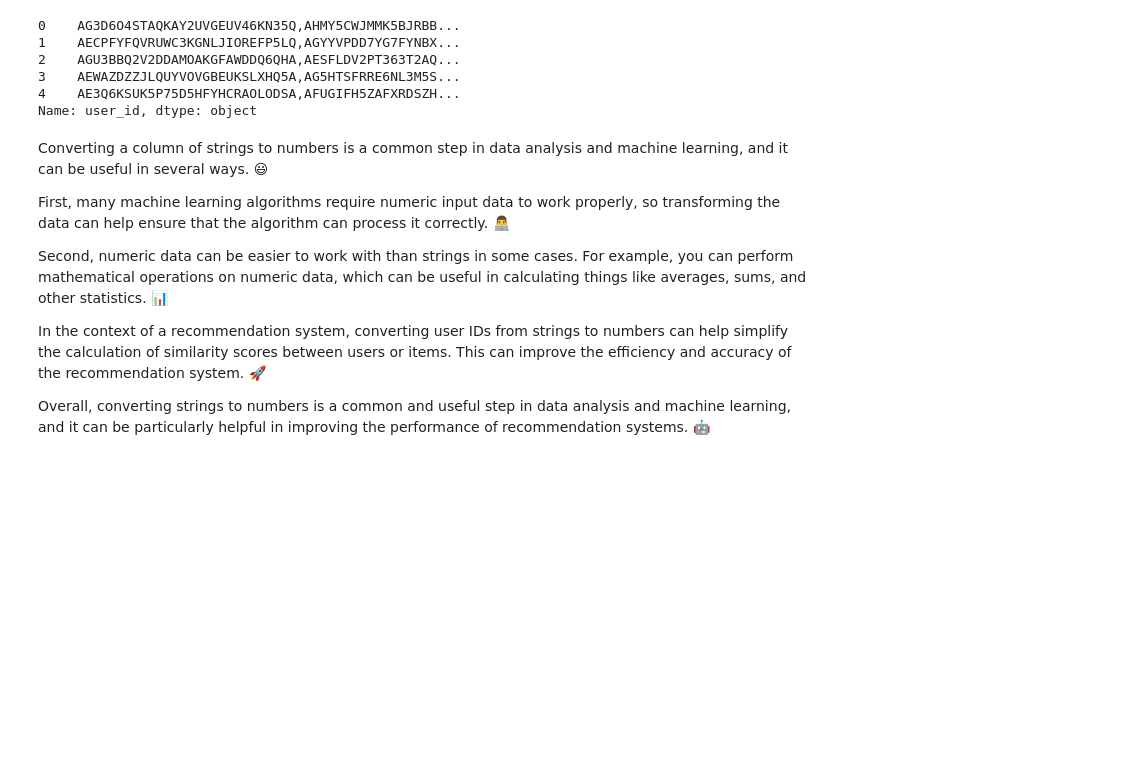
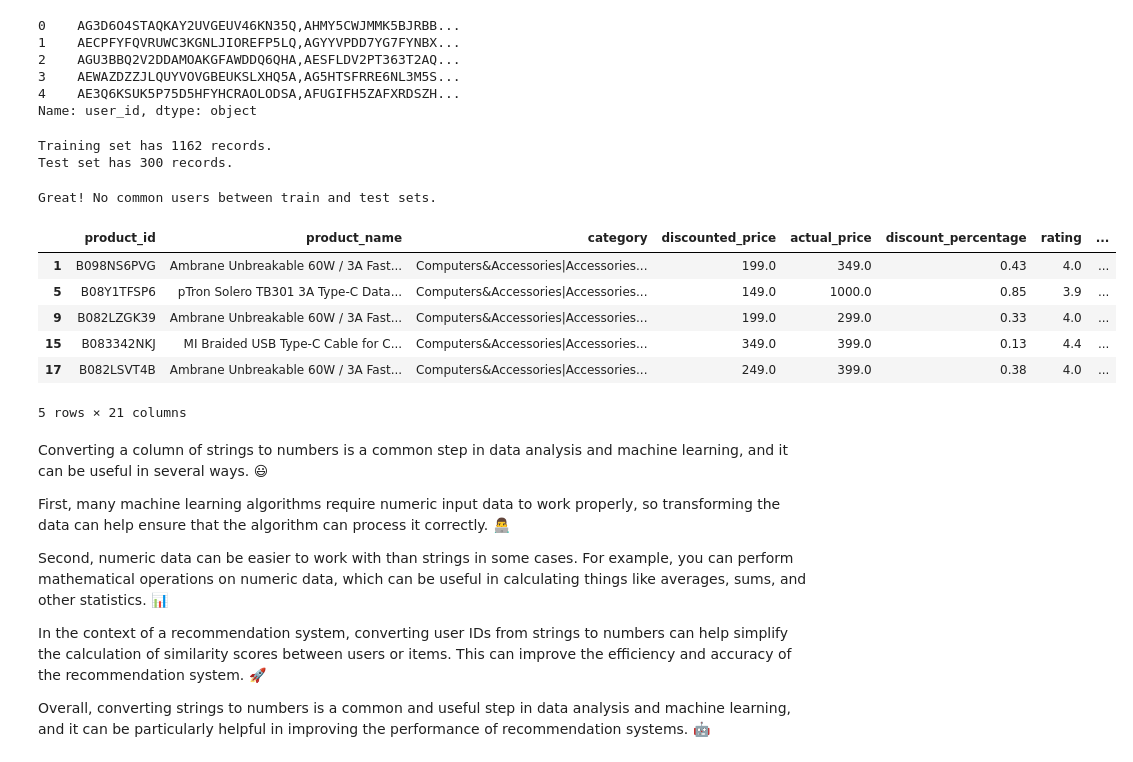
Before and after one commit to gipsyDANGER2810/Ecommerce-Recommendation-System, a Jupyter notebook: amazon-product-analysis-recommendation-system.ipynb, the cells around one changed output. Cells and saved outputs as stored; diff of their text form; code cells hidden in the pictures; blank space fills up the shorter version.

```diff
--- a/amazon-product-analysis-recommendation-system.ipynb
+++ b/amazon-product-analysis-recommendation-system.ipynb
@@ -687,6 +687,60 @@ df['user_id'].head()
 3    AEWAZDZZJLQUYVOVGBEUKSLXHQ5A,AG5HTSFRRE6NL3M5S...
 4    AE3Q6KSUK5P75D5HFYHCRAOLODSA,AFUGIFH5ZAFXRDSZH...
 Name: user_id, dtype: object
+# %%
+import pandas as pd
+import numpy as np
+
+# Assuming df is your DataFrame
+
+# First, find out how many unique users you'd like in your test set
+num_test_users = int(0.2 * df['user_id_encoded'].nunique())
+
+# Get the list of unique user_ids
+unique_users = df['user_id_encoded'].unique()
+
+# Shuffle these user_ids to ensure randomness
+randomized_users = np.random.permutation(unique_users)
+
+# Split unique user_ids into train and test sets
+test_user_ids = randomized_users[:num_test_users]
+train_user_ids = randomized_users[num_test_users:]
+
+# Now split the original DataFrame into train and test DataFrames based on these user_ids
+train_df = df[df['user_id_encoded'].isin(train_user_ids)]
+test_df = df[df['user_id_encoded'].isin(test_user_ids)]
+
+print(f"Training set has {train_df.shape[0]} records.")
+print(f"Test set has {test_df.shape[0]} records.")
+# %% [output]
+Training set has 1162 records.
+Test set has 300 records.
+# %%
+# Get unique user IDs from train_df and test_df
+train_users = set(train_df['user_id'].unique())
+test_users = set(test_df['user_id'].unique())
+
+# Find the intersection between the two sets
+common_users = train_users.intersection(test_users)
+
+# Check the number of common users
+if len(common_users) == 0:
+    print("Great! No common users between train and test sets.")
+else:
+    print(f"Oops! There are {len(common_users)} users common between train and test sets.")
+    print("Common User IDs:", common_users)
+
+# train_df.head()
+test_df.head()
+# %% [output]
+Great! No common users between train and test sets.
+|  | product_id | product_name | category | discounted_price | actual_price | discount_percentage | rating | ... |
+| 1 | B098NS6PVG | Ambrane Unbreakable 60W / 3A Fast... | Computers&Accessories|Accessories... | 199.0 | 349.0 | 0.43 | 4.0 | ... |
+| 5 | B08Y1TFSP6 | pTron Solero TB301 3A Type-C Data... | Computers&Accessories|Accessories... | 149.0 | 1000.0 | 0.85 | 3.9 | ... |
+| 9 | B082LZGK39 | Ambrane Unbreakable 60W / 3A Fast... | Computers&Accessories|Accessories... | 199.0 | 299.0 | 0.33 | 4.0 | ... |
+| 15 | B083342NKJ | MI Braided USB Type-C Cable for C... | Computers&Accessories|Accessories... | 349.0 | 399.0 | 0.13 | 4.4 | ... |
+| 17 | B082LSVT4B | Ambrane Unbreakable 60W / 3A Fast... | Computers&Accessories|Accessories... | 249.0 | 399.0 | 0.38 | 4.0 | ... |
+5 rows × 21 columns
 # %% [markdown]
 Converting a column of strings to numbers is a common step in data analysis and machine learning, and it can be useful in several ways. 😃
 
```
Also changed, not shown: parts of 6 cells of this notebook, 2 other files.
